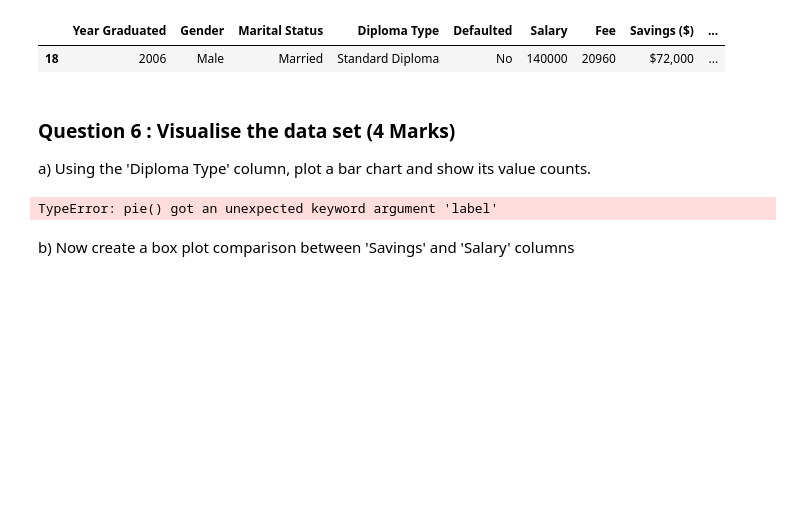
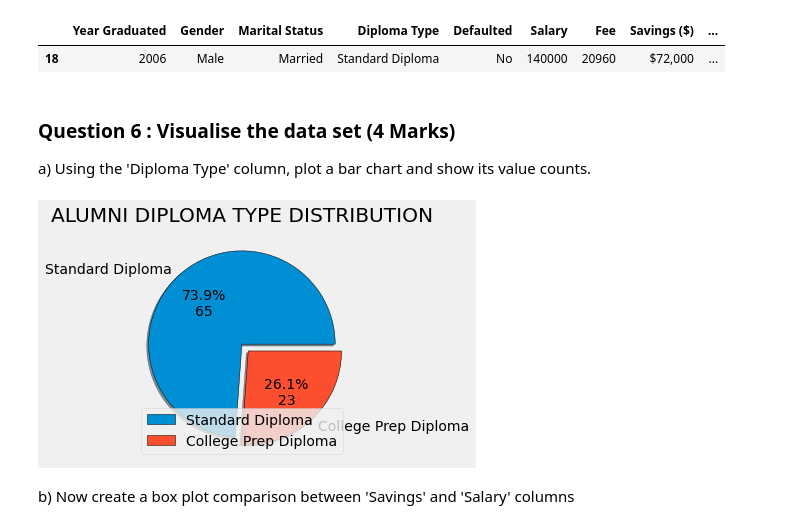
Before and after one commit to gathungugabriel/ADS-Assignment-1, a Jupyter notebook: Pandas Assignment.ipynb, the cells around one changed output. Drawn from its saved outputs; the diff is of its cells as text; code cells hidden in the pictures; blank space fills up the shorter version.

```diff
--- a/Pandas Assignment.ipynb
+++ b/Pandas Assignment.ipynb
@@ -230,14 +231,27 @@ paid_more
 a) Using the 'Diploma Type' column, plot a bar chart and show its value counts.
 # %%
 #a) (1)
-alumni['Diploma Type'].value_counts()
+#Creating the diplomatype dataframe
+df2=alumni['Diploma Type'].value_counts().reset_index()
+df2.columns = ['Diploma Type','counts']
+#Creating a function to extract value counts
+total_count=df2.counts.sum()
+
+def autopct_format (pct_value):
+    actual_value=(pct_value/100)*total_count
+    return f'{pct_value:.1f}%\n{actual_value:.0f}'
+
 import matplotlib.pyplot as plt
-plt.pie(alumni['Diploma Type'].value_counts(), label='Diploma Type')
-plt.legend()
-plt.title('ALUMNI DIPLOMA TYPE')
+plt.style.use('fivethirtyeight')
+slices=alumni['Diploma Type'].value_counts()
+labels=df2['Diploma Type']
+explode=[0,0.1]
+plt.pie(slices, labels=labels,wedgeprops={'edgecolor':'black'},  shadow=True,explode=explode,autopct=autopct_format)
+plt.legend(loc='lower center')
+plt.title('ALUMNI DIPLOMA TYPE DISTRIBUTION')
 plt.show()
 # %% [output]
-TypeError: pie() got an unexpected keyword argument 'label'
+[figure, added]
 # %% [markdown]
 b) Now create a box plot comparison between 'Savings' and 'Salary' columns
 # %%
```
Also changed, not shown: parts of 4 cells of this notebook.
